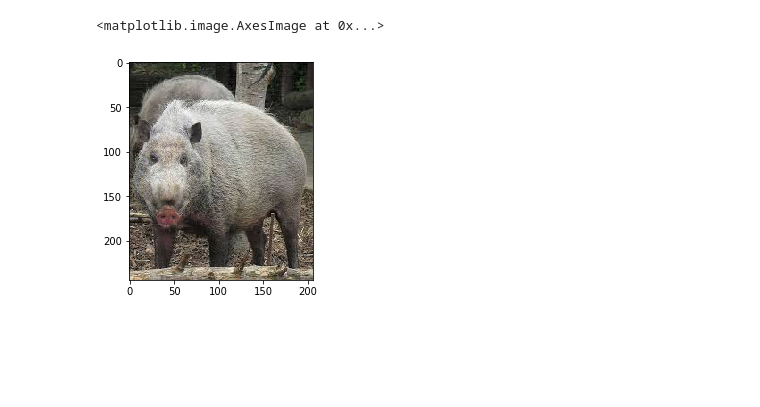
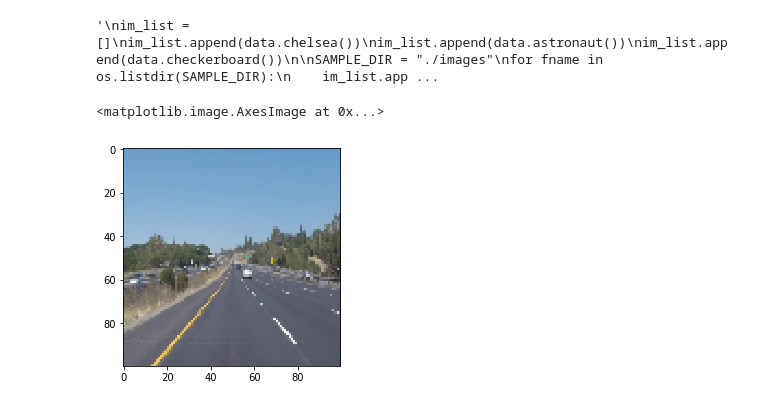
Before and after one commit to tempflip/deep_lanes, a Jupyter notebook: generative_model_explore.ipynb, the cells around one changed output. Cells and saved outputs as stored; diff of their text form; code cells hidden in the pictures; blank space fills up the shorter version.

```diff
--- a/generative_model_explore.ipynb
+++ b/generative_model_explore.ipynb
@@ -28,6 +28,7 @@ from keras.layers.pooling import MaxPooling2D
 W = 100
 H = 100
 # %%
+"""
 im_list = []
 im_list.append(data.chelsea())
 im_list.append(data.astronaut())
@@ -36,8 +37,35 @@ im_list.append(data.checkerboard())
 SAMPLE_DIR = "./images"
 for fname in os.listdir(SAMPLE_DIR):
     im_list.append(io.imread(SAMPLE_DIR + '/' + fname))
+
+truth = []
+for im in im_list:
+    tr = transform.resize(im, (W,H))
+    tr = color.rgb2gray(tr)
+    tr = feature.canny(tr, sigma = 1)
+    truth.append(tr)
+
+plt.imshow(truth[9])
+"""
+# %% [output]
+'\nim_list = []\nim_list.append(data.chelsea())\nim_list.append(data.astronaut())\nim_list.append(data.checkerboard())\n\nSAMPLE_DIR = "./images"\nfor fname in os.listdir(SAMPLE_DIR):\n    im_list.app ...
+# %%
+IM_DIR = "./lane_images"
+N = 60
+im_list = []
+truth_list = []
+for i in range(N):
+    im = io.imread("{}/camera{}.png".format(IM_DIR, i))
+    im = transform.resize(im, (H, W))
+
+    lanes = io.imread("{}/lane{}.png".format(IM_DIR, i))
+    lanes = transform.resize(lanes, (H, W))
+    lanes[lanes != 0] = 255
+
+    im_list.append(im)
+    truth_list.append(lanes)
 # %%
-plt.imshow(im_list[9])
+plt.imshow(im_list[5])
 # %% [output]
 <matplotlib.image.AxesImage at 0x...>
-[figure, old version]
+[figure, new version]
```
Also changed, not shown: parts of 7 cells of this notebook, 1 other file.
